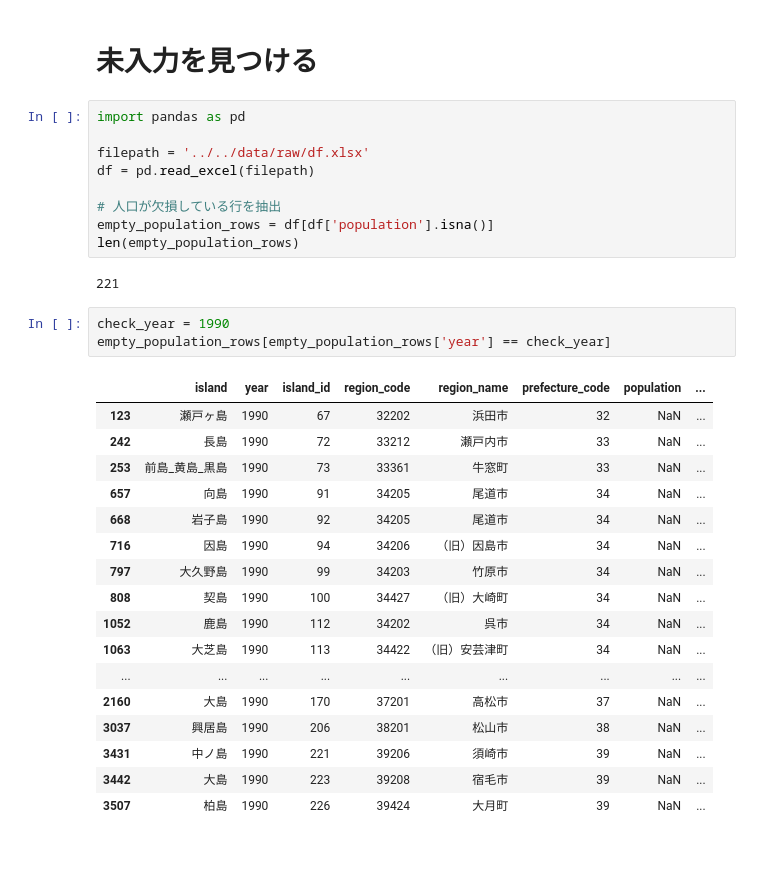
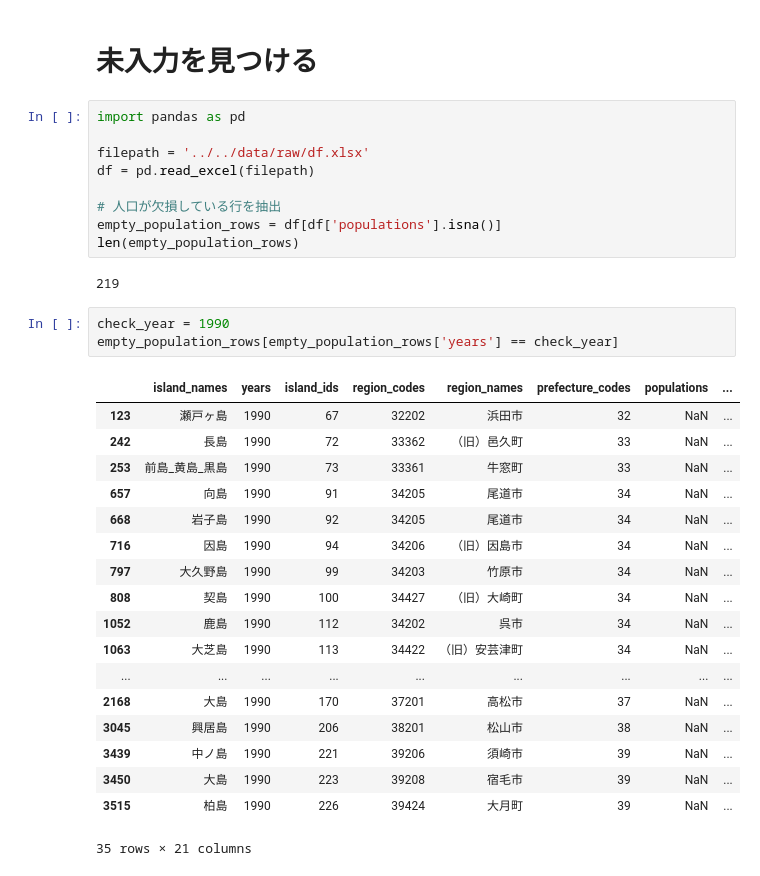
Before and after one commit to Keisei-Akiya/bridge-straw-effects, a Jupyter notebook: src/data_cleaning/find_NaN_from_data.ipynb, the cells around one changed output. Saved outputs shown, nothing was run; the diff lists cells and outputs as text.

```diff
--- a/src/data_cleaning/find_NaN_from_data.ipynb
+++ b/src/data_cleaning/find_NaN_from_data.ipynb
@@ -7,17 +7,17 @@ filepath = '../../data/raw/df.xlsx'
 df = pd.read_excel(filepath)
 
 # 人口が欠損している行を抽出
-empty_population_rows = df[df['population'].isna()]
+empty_population_rows = df[df['populations'].isna()]
 len(empty_population_rows)
 # %% [output]
-221
+219
 # %%
 check_year = 1990
-empty_population_rows[empty_population_rows['year'] == check_year]
+empty_population_rows[empty_population_rows['years'] == check_year]
 # %% [output]
-|  | island | year | island_id | region_code | region_name | prefecture_code | population | ... |
+|  | island_names | years | island_ids | region_codes | region_names | prefecture_codes | populations | ... |
 | 123 | 瀬戸ヶ島 | 1990 | 67 | 32202 | 浜田市 | 32 | NaN | ... |
-| 242 | 長島 | 1990 | 72 | 33212 | 瀬戸内市 | 33 | NaN | ... |
+| 242 | 長島 | 1990 | 72 | 33362 | （旧）邑久町 | 33 | NaN | ... |
 | 253 | 前島_黄島_黒島 | 1990 | 73 | 33361 | 牛窓町 | 33 | NaN | ... |
 | 657 | 向島 | 1990 | 91 | 34205 | 尾道市 | 34 | NaN | ... |
 | 668 | 岩子島 | 1990 | 92 | 34205 | 尾道市 | 34 | NaN | ... |
@@ -27,8 +27,9 @@ empty_population_rows[empty_population_rows['year'] == check_year]
 | 1052 | 鹿島 | 1990 | 112 | 34202 | 呉市 | 34 | NaN | ... |
 | 1063 | 大芝島 | 1990 | 113 | 34422 | （旧）安芸津町 | 34 | NaN | ... |
 | ... | ... | ... | ... | ... | ... | ... | ... | ... |
-| 2160 | 大島 | 1990 | 170 | 37201 | 高松市 | 37 | NaN | ... |
-| 3037 | 興居島 | 1990 | 206 | 38201 | 松山市 | 38 | NaN | ... |
-| 3431 | 中ノ島 | 1990 | 221 | 39206 | 須崎市 | 39 | NaN | ... |
-| 3442 | 大島 | 1990 | 223 | 39208 | 宿毛市 | 39 | NaN | ... |
-| 3507 | 柏島 | 1990 | 226 | 39424 | 大月町 | 39 | NaN | ... |
+| 2168 | 大島 | 1990 | 170 | 37201 | 高松市 | 37 | NaN | ... |
+| 3045 | 興居島 | 1990 | 206 | 38201 | 松山市 | 38 | NaN | ... |
+| 3439 | 中ノ島 | 1990 | 221 | 39206 | 須崎市 | 39 | NaN | ... |
+| 3450 | 大島 | 1990 | 223 | 39208 | 宿毛市 | 39 | NaN | ... |
+| 3515 | 柏島 | 1990 | 226 | 39424 | 大月町 | 39 | NaN | ... |
+35 rows × 21 columns
```
Also changed, not shown: 9 other files.
